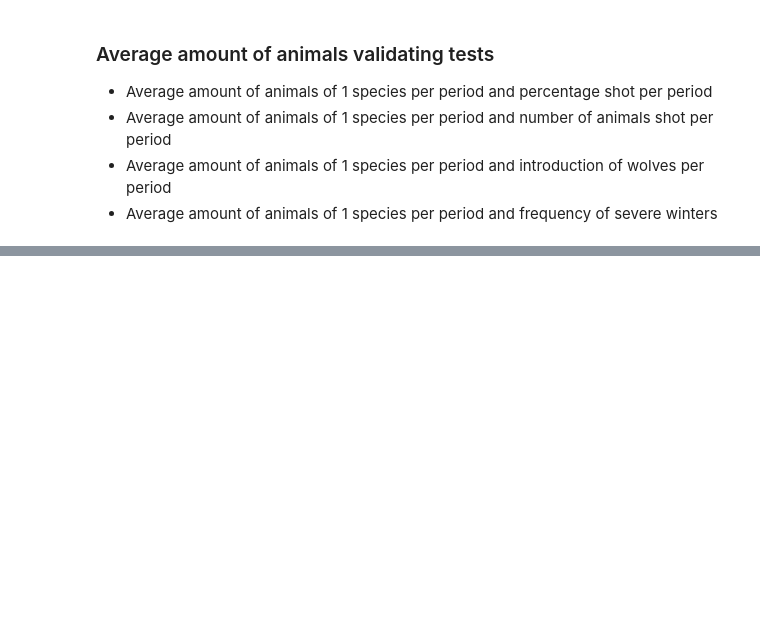
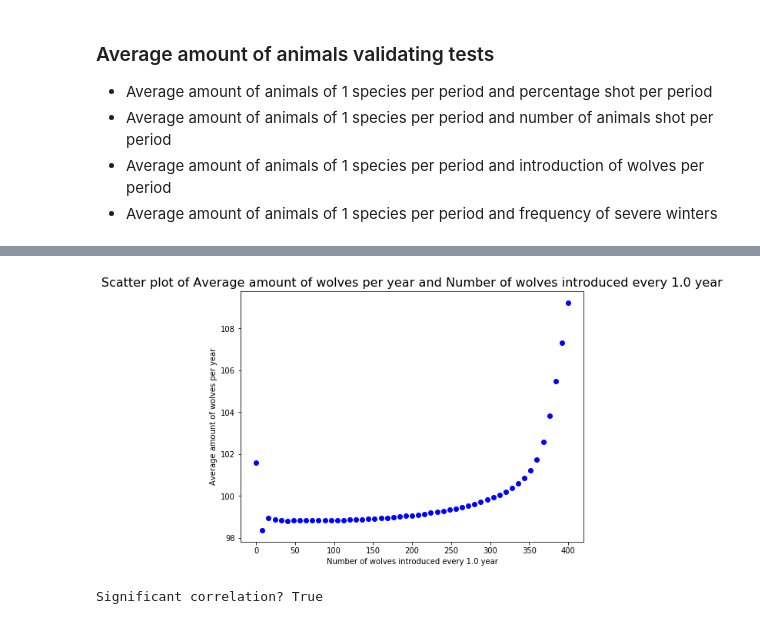
Before and after one commit to LvZut/Modeling-wolf-population-in-the-Netherlands, a Jupyter notebook: Lotka-Volterra test.ipynb, the cells around one changed output, grey strips where cells are left out. Saved outputs shown, nothing was run; the diff lists cells and outputs as text; code cells hidden in the pictures; blank space fills up the shorter version.

```diff
--- a/Lotka-Volterra test.ipynb
+++ b/Lotka-Volterra test.ipynb
@@ -579,12 +625,16 @@ make_scatter_plot(num_w, num_res_w, 'Number of wolves shot every %s year' % para
 # %%
 # Average amount of animals and percentage of wolves introduced
-params_wolf = [init_pred, init_prey1, init_prey12, step1, 1, 0, 'none', 'none', 'none', True]
+params_wolf = [init_pred, init_prey1, init_prey12, step1, 365.25, 0, 'none', 'none', 'none', True, False]
 
 # Make data points for the different species.
 wolf_num, wolf_res = avg_animals_integrate(0, 0, 40, 50, params_wolf, t, type='num')
 wolf_num *= 10
 
 # Make scatter plots for the different species.
-make_scatter_plot(wolf_num, wolf_res, 'Number of wolves introduced every %s year' % params_wolf[4],
+make_scatter_plot(wolf_num, wolf_res, 'Number of wolves introduced every %s year' % str(params_wolf[4]/365.25),
                   'Average amount of wolves per year')
+print('Significant correlation? %s' % test_significance(wolf_res[1:], wolf_res[0]))
+# %% [output]
+[figure, added]
+Significant correlation? True
 # %%
```
Also changed, not shown: parts of 10 cells of this notebook.
